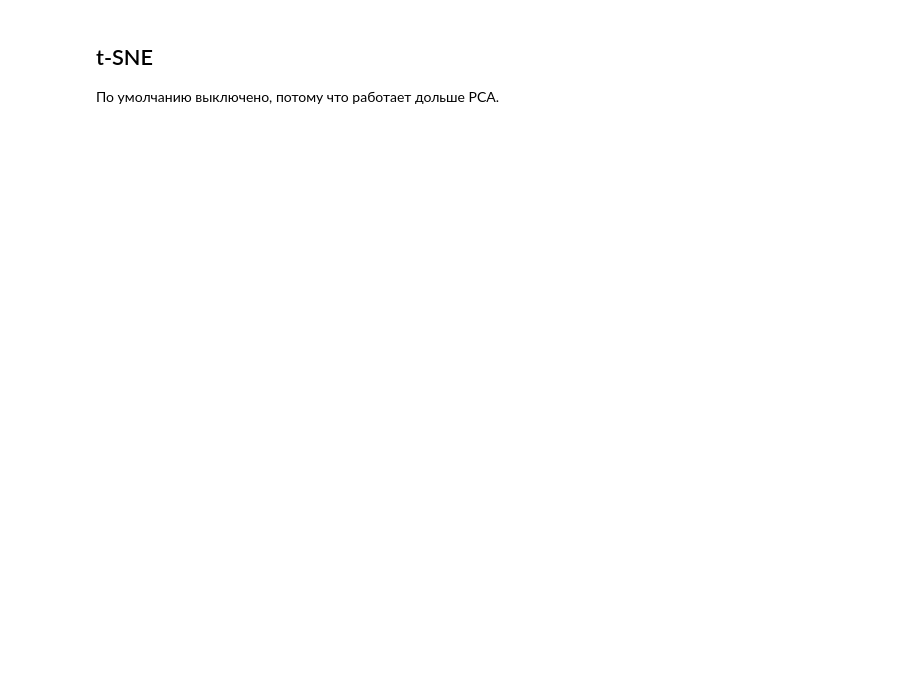
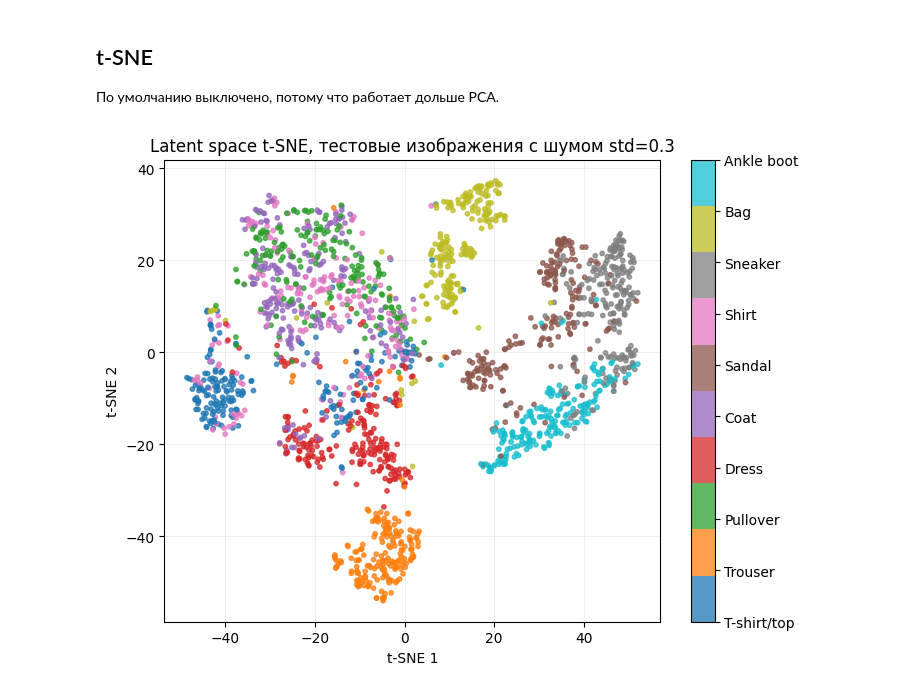
Before and after one commit to ilyakirienko2018-hub/nstu-practice-spring-2026, a Jupyter notebook: students/kirienko/lesson4.ipynb, the cells around one changed output. Drawn from its saved outputs; the diff is of its cells as text; code cells hidden in the pictures; blank space fills up the shorter version.

```diff
--- a/students/kirienko/lesson4.ipynb
+++ b/students/kirienko/lesson4.ipynb
@@ -430,33 +509,35 @@ plt.show()
 
 По умолчанию выключено, потому что работает дольше PCA.
 # %%
-RUN_TSNE = False
+RUN_TSNE = True
 if RUN_TSNE and not SKLEARN_AVAILABLE:
     print("t-SNE requires scikit-learn. Install it or use the PCA visualization above.")
 elif RUN_TSNE:
     from sklearn.manifold import TSNE
     tsne_points = TSNE(
         n_components=2,
         perplexity=30,
         learning_rate="auto",
         init="pca",
         random_state=SEED,
     ).fit_transform(latents)
     plt.figure(figsize=(8, 6))
     scatter = plt.scatter(
         tsne_points[:, 0],
         tsne_points[:, 1],
         c=latent_labels,
         cmap="tab10",
         s=10,
         alpha=0.75,
     )
     cbar = plt.colorbar(scatter, ticks=range(10))
     cbar.ax.set_yticklabels(classes)
     plt.title("Latent space t-SNE, тестовые изображения с шумом std=0.3")
     plt.xlabel("t-SNE 1")
     plt.ylabel("t-SNE 2")
     plt.grid(alpha=0.2)
     plt.show()
 else:
     print("t-SNE skipped. Set RUN_TSNE = True to run it.")
+# %% [output]
+[figure, added]
```
Also changed, not shown: parts of 17 cells of this notebook.
